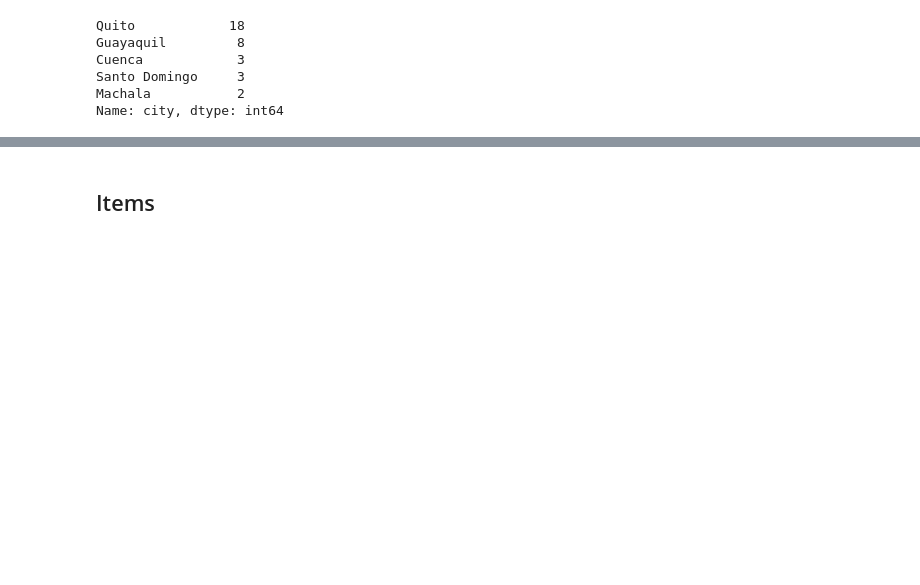
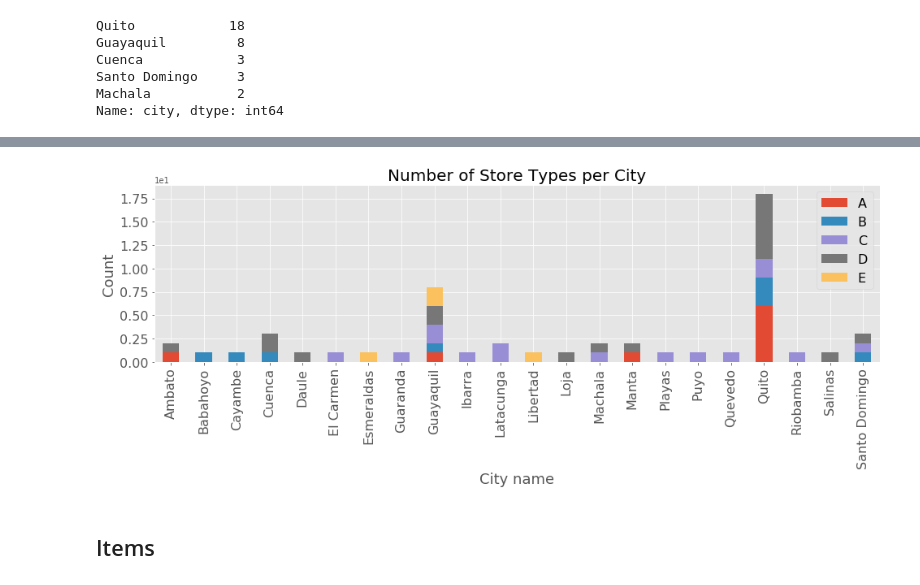
Before and after one commit to alekseisolovev/kaggle, a Jupyter notebook: favorita-sales/favorita_sales_eda.ipynb, the cells around one changed output, grey strips where cells are left out. Cells and saved outputs as stored; diff of their text form; code cells hidden in the pictures; blank space fills up the shorter version.

```diff
--- a/favorita-sales/favorita_sales_eda.ipynb
+++ b/favorita-sales/favorita_sales_eda.ipynb
@@ -137,3 +151,18 @@ df_stores.groupby(['cluster', 'store_nbr']).size().to_frame().head()
+# %%
+pd.crosstab(df_stores.city, df_stores.type).plot(
+    kind='bar',
+    stacked=True,
+    figsize=(16, 4),
+    fontsize=16)
+
+plt.ticklabel_format(style='sci', scilimits=(0,0), axis='y')
+plt.xlabel('City name', fontsize=18)
+plt.ylabel('Count', fontsize=18)
+plt.title('Number of Store Types per City', fontsize=20)
+plt.legend(fontsize=16)
+plt.show()
+# %% [output]
+[figure, added]
 # %% [markdown]
 ## Items
 # %%
```
Also changed, not shown: parts of 7 cells of this notebook.
